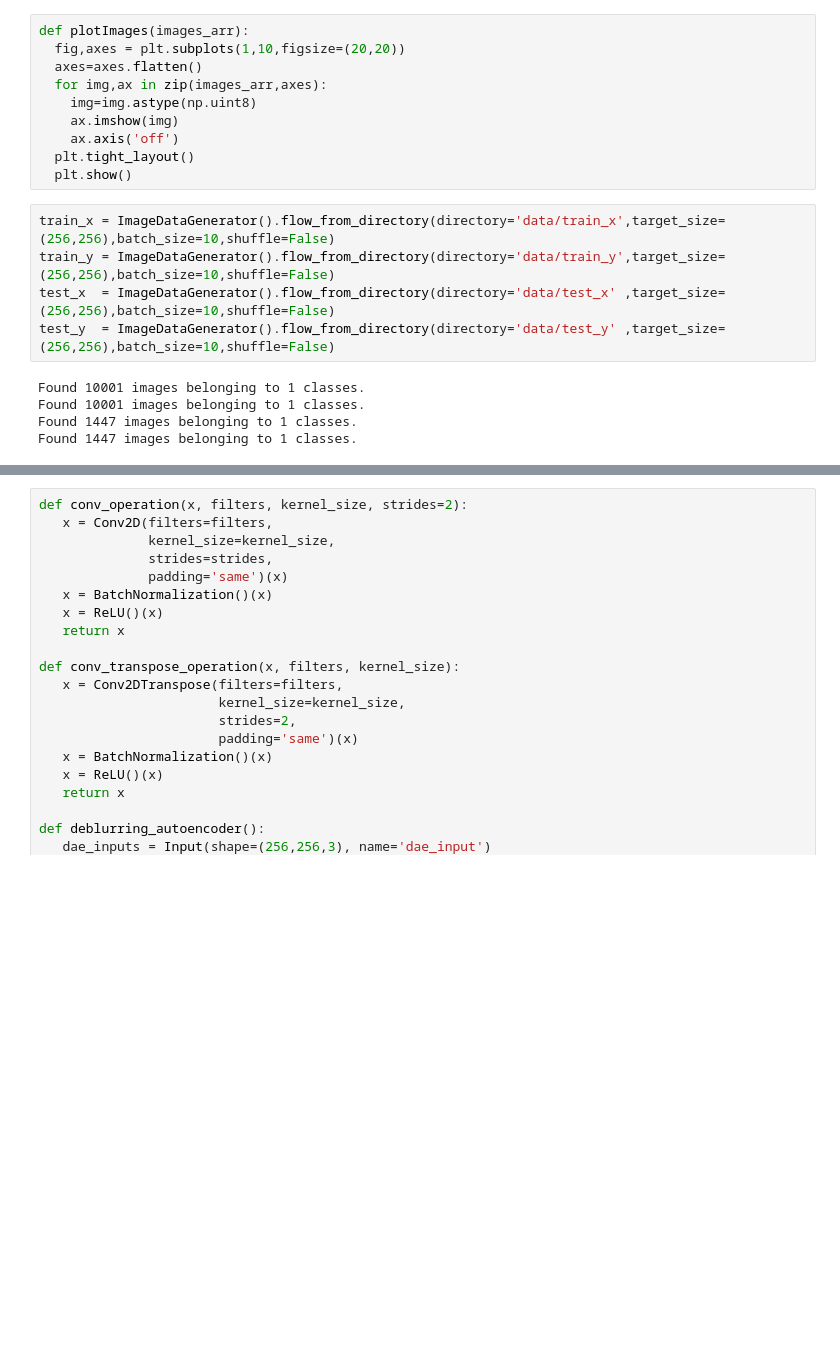
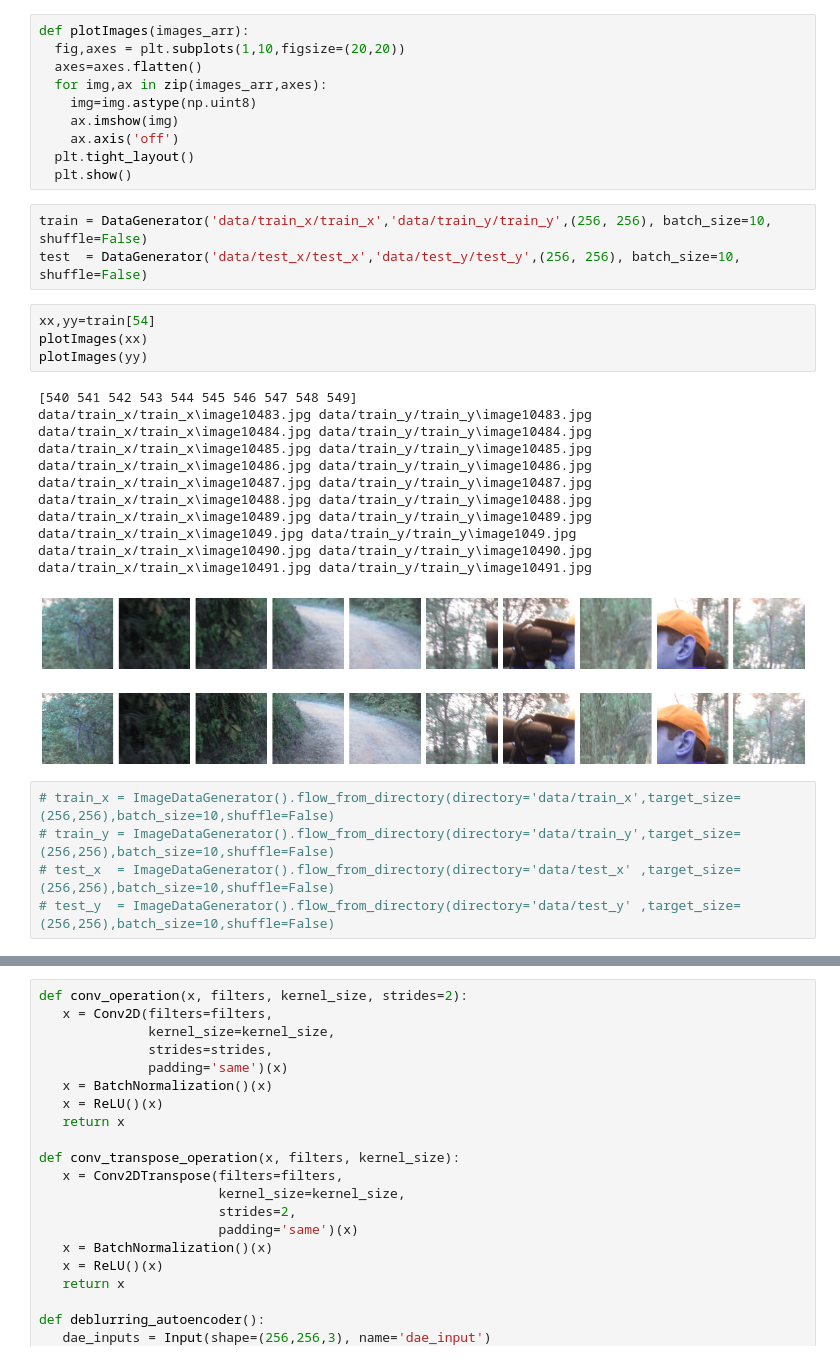
Before and after one commit to AryanSethi/No-Blur, a Jupyter notebook: UNet_deblurring_architecture.ipynb, the cells around one changed output, grey strips where cells are left out. Drawn from its saved outputs; the diff is of its cells as text; blank space fills up the shorter version.

Commit message:
Completed the custom ImageGenerator using Keras 'Sequence' and removed all bugs

```diff
--- a/UNet_deblurring_architecture.ipynb
+++ b/UNet_deblurring_architecture.ipynb
@@ -27,14 +73,30 @@ def plotImages(images_arr):
     ax.axis('off')
   plt.tight_layout()
   plt.show()
+# %%
+train = DataGenerator('data/train_x/train_x','data/train_y/train_y',(256, 256), batch_size=10, shuffle=False)
+test  = DataGenerator('data/test_x/test_x','data/test_y/test_y',(256, 256), batch_size=10, shuffle=False)
+# %%
+xx,yy=train[54]
+plotImages(xx)
+plotImages(yy)
+# %% [output]
+[540 541 542 543 544 545 546 547 548 549]
+data/train_x/train_x\image10483.jpg data/train_y/train_y\image10483.jpg
+data/train_x/train_x\image10484.jpg data/train_y/train_y\image10484.jpg
+data/train_x/train_x\image10485.jpg data/train_y/train_y\image10485.jpg
+data/train_x/train_x\image10486.jpg data/train_y/train_y\image10486.jpg
+data/train_x/train_x\image10487.jpg data/train_y/train_y\image10487.jpg
+data/train_x/train_x\image10488.jpg data/train_y/train_y\image10488.jpg
+data/train_x/train_x\image10489.jpg data/train_y/train_y\image10489.jpg
+data/train_x/train_x\image1049.jpg data/train_y/train_y\image1049.jpg
+data/train_x/train_x\image10490.jpg data/train_y/train_y\image10490.jpg
+data/train_x/train_x\image10491.jpg data/train_y/train_y\image10491.jpg
+[figure, added]
+[figure, added]
 # %%
-train_x = ImageDataGenerator().flow_from_directory(directory='data/train_x',target_size=(256,256),batch_size=10,shuffle=False)
-train_y = ImageDataGenerator().flow_from_directory(directory='data/train_y',target_size=(256,256),batch_size=10,shuffle=False)
-test_x  = ImageDataGenerator().flow_from_directory(directory='data/test_x' ,target_size=(256,256),batch_size=10,shuffle=False)
-test_y  = ImageDataGenerator().flow_from_directory(directory='data/test_y' ,target_size=(256,256),batch_size=10,shuffle=False)
+# train_x = ImageDataGenerator().flow_from_directory(directory='data/train_x',target_size=(256,256),batch_size=10,shuffle=False)
+# train_y = ImageDataGenerator().flow_from_directory(directory='data/train_y',target_size=(256,256),batch_size=10,shuffle=False)
+# test_x  = ImageDataGenerator().flow_from_directory(directory='data/test_x' ,target_size=(256,256),batch_size=10,shuffle=False)
+# test_y  = ImageDataGenerator().flow_from_directory(directory='data/test_y' ,target_size=(256,256),batch_size=10,shuffle=False)
-# %% [output]
-Found 10001 images belonging to 1 classes.
-Found 10001 images belonging to 1 classes.
-Found 1447 images belonging to 1 classes.
-Found 1447 images belonging to 1 classes.
 # %%
```
Also changed, not shown: parts of 3 cells of this notebook, 1 other file.
